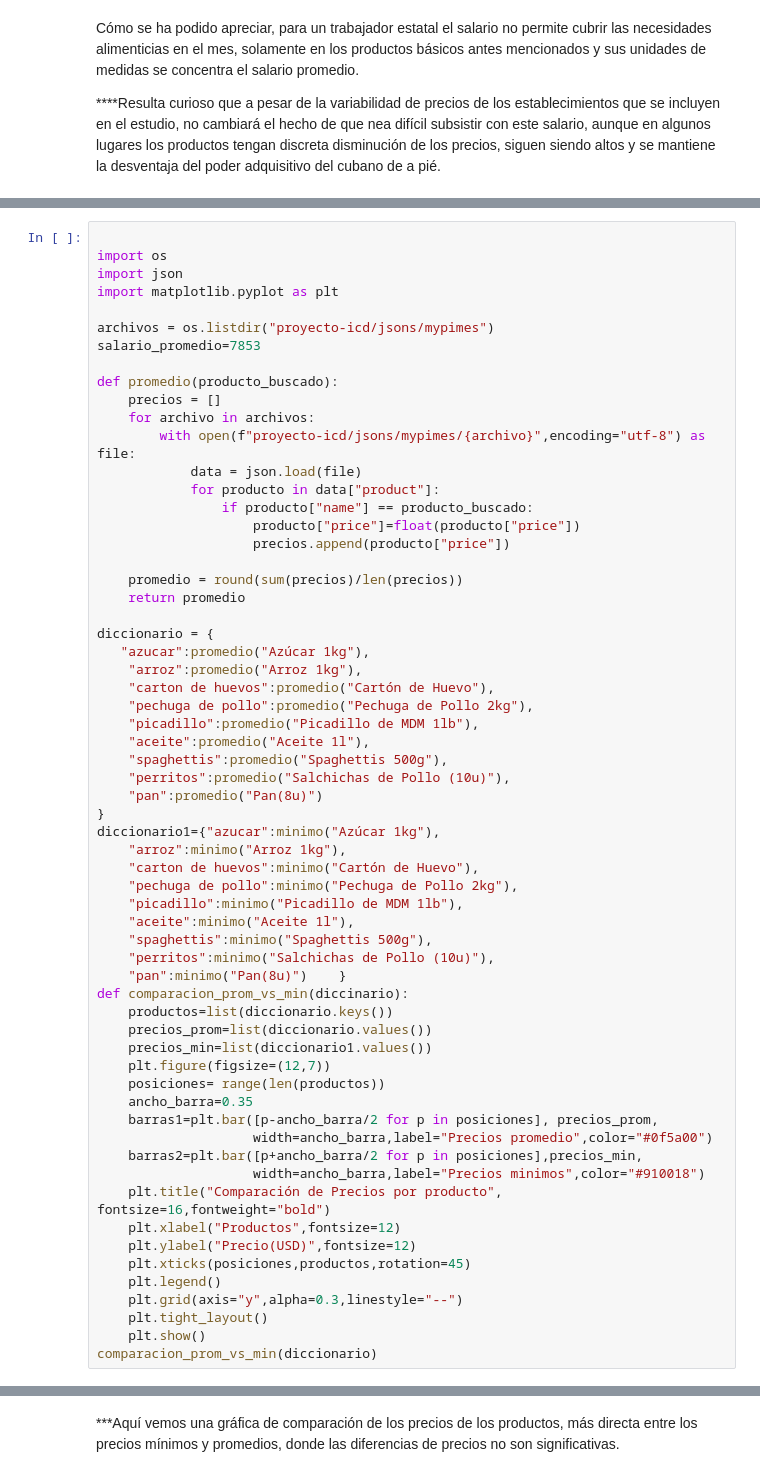
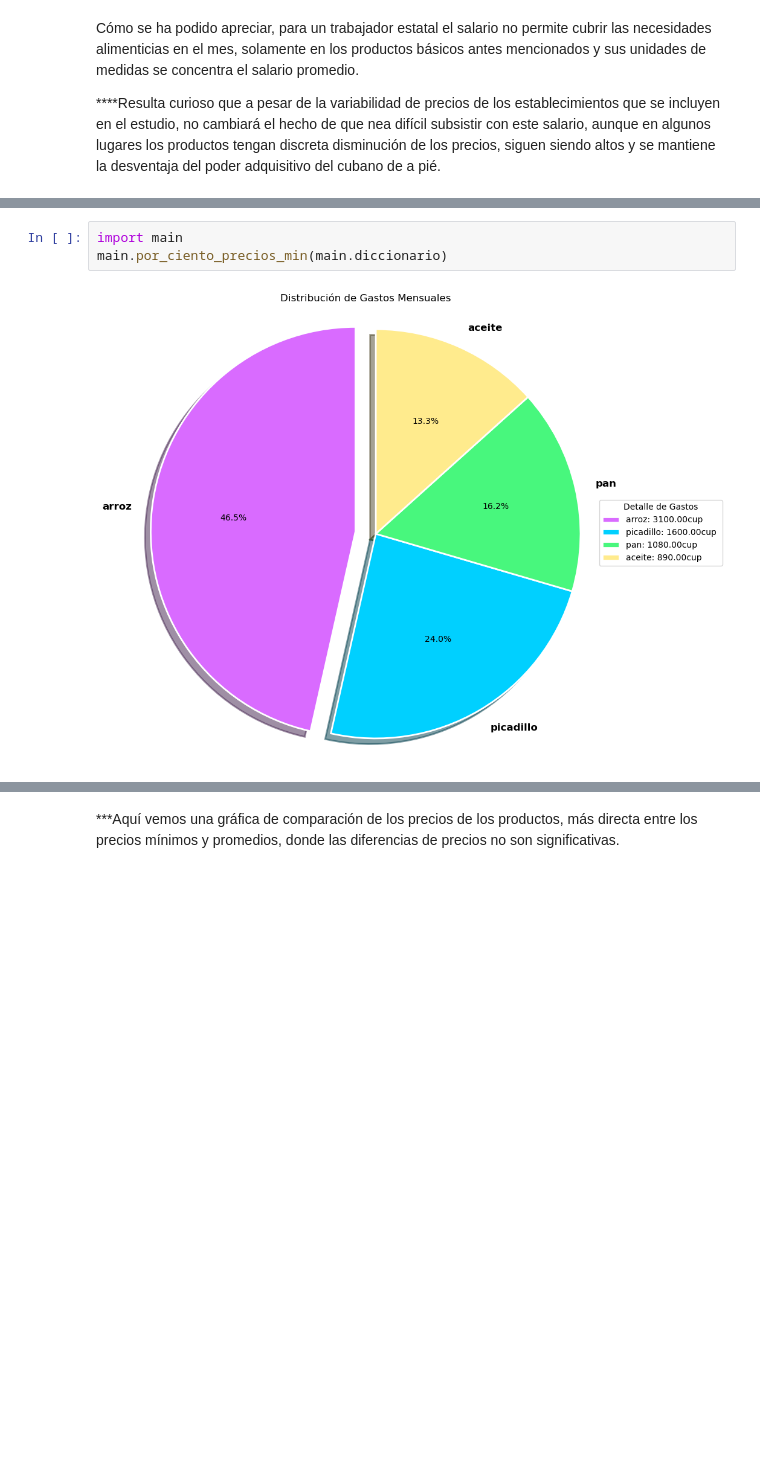
Before and after one commit to k4rry06-cd/proyecto-icd, a Jupyter notebook: El Dilema del Consumidor.ipynb, the cells around one changed output, grey strips where cells are left out. Saved outputs shown, nothing was run; the diff lists cells and outputs as text; blank space fills up the shorter version.

```diff
--- a/El Dilema del Consumidor.ipynb
+++ b/El Dilema del Consumidor.ipynb
@@ -325,62 +50,5 @@ por_ciento_precios_min(diccionario)
-# %%
-
-import os
-import json
-import matplotlib.pyplot as plt
-
-archivos = os.listdir("proyecto-icd/jsons/mypimes")
-salario_promedio=7853
-
-def promedio(producto_buscado):
-    precios = []
-    for archivo in archivos:
-        with open(f"proyecto-icd/jsons/mypimes/{archivo}",encoding="utf-8") as file:
-            data = json.load(file)
-            for producto in data["product"]:
-                if producto["name"] == producto_buscado:
-                    producto["price"]=float(producto["price"])
-                    precios.append(producto["price"])
-
-    promedio = round(sum(precios)/len(precios))
-    return promedio
-
-diccionario = {
-   "azucar":promedio("Azúcar 1kg"),
-    "arroz":promedio("Arroz 1kg"),
-    "carton de huevos":promedio("Cartón de Huevo"),
-    "pechuga de pollo":promedio("Pechuga de Pollo 2kg"),
-    "picadillo":promedio("Picadillo de MDM 1lb"),
-    "aceite":promedio("Aceite 1l"),
-    "spaghettis":promedio("Spaghettis 500g"),
-    "perritos":promedio("Salchichas de Pollo (10u)"),
-    "pan":promedio("Pan(8u)")
-}
-diccionario1={"azucar":minimo("Azúcar 1kg"),
-    "arroz":minimo("Arroz 1kg"),
-    "carton de huevos":minimo("Cartón de Huevo"),
-    "pechuga de pollo":minimo("Pechuga de Pollo 2kg"),
-    "picadillo":minimo("Picadillo de MDM 1lb"),
-    "aceite":minimo("Aceite 1l"),
-    "spaghettis":minimo("Spaghettis 500g"),
-    "perritos":minimo("Salchichas de Pollo (10u)"),
-    "pan":minimo("Pan(8u)")    }
-def comparacion_prom_vs_min(diccinario):
-    productos=list(diccionario.keys())
-    precios_prom=list(diccionario.values())
-    precios_min=list(diccionario1.values())
-    plt.figure(figsize=(12,7))
-    posiciones= range(len(productos))
-    ancho_barra=0.35
-    barras1=plt.bar([p-ancho_barra/2 for p in posiciones], precios_prom,
-                    width=ancho_barra,label="Precios promedio",color="#0f5a00")
-    barras2=plt.bar([p+ancho_barra/2 for p in posiciones],precios_min,
-                    width=ancho_barra,label="Precios minimos",color="#910018")
-    plt.title("Comparación de Precios por producto", fontsize=16,fontweight="bold")
-    plt.xlabel("Productos",fontsize=12)
-    plt.ylabel("Precio(USD)",fontsize=12)
-    plt.xticks(posiciones,productos,rotation=45)
-    plt.legend()
-    plt.grid(axis="y",alpha=0.3,linestyle="--")
-    plt.tight_layout()
-    plt.show()
-comparacion_prom_vs_min(diccionario)
+# %%
+import main
+main.por_ciento_precios_min(main.diccionario)
+# %% [output]
+[figure, added]
```
Also changed, not shown: parts of 16 cells of this notebook, 1 other file.
